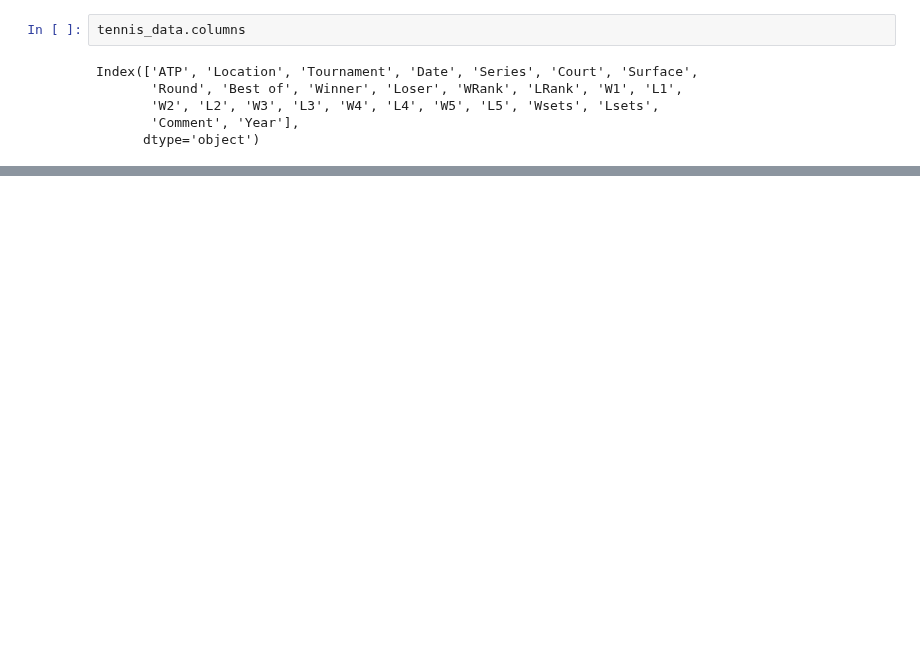
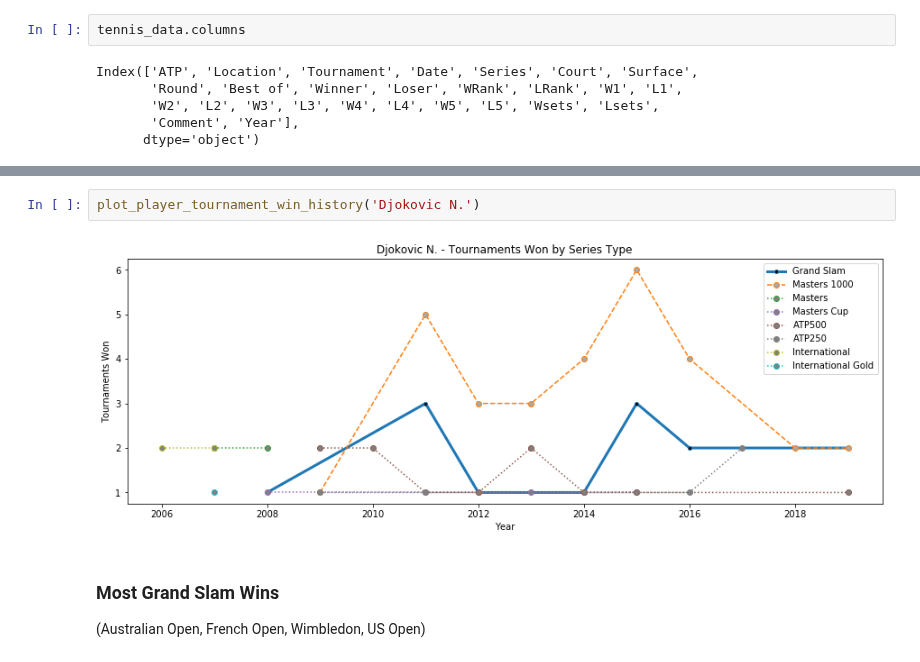
Before and after one commit to CSCI-5502/final-project, a Jupyter notebook: top-rivalries/ATP_Top_Rivalry_2000-2019.ipynb, the cells around one changed output, grey strips where cells are left out. Drawn from its saved outputs; the diff is of its cells as text; blank space fills up the shorter version.

```diff
--- a/top-rivalries/ATP_Top_Rivalry_2000-2019.ipynb
+++ b/top-rivalries/ATP_Top_Rivalry_2000-2019.ipynb
@@ -105,0 +209,7 @@ TypeError: size() got an unexpected keyword argument 'ascending'
+# %%
+plot_player_tournament_win_history('Djokovic N.')
+# %% [output]
+[figure, added]
+# %% [markdown]
+### Most Grand Slam Wins
+(Australian Open, French Open, Wimbledon, US Open)
```
Also changed, not shown: parts of 28 cells of this notebook, 2 other files.
